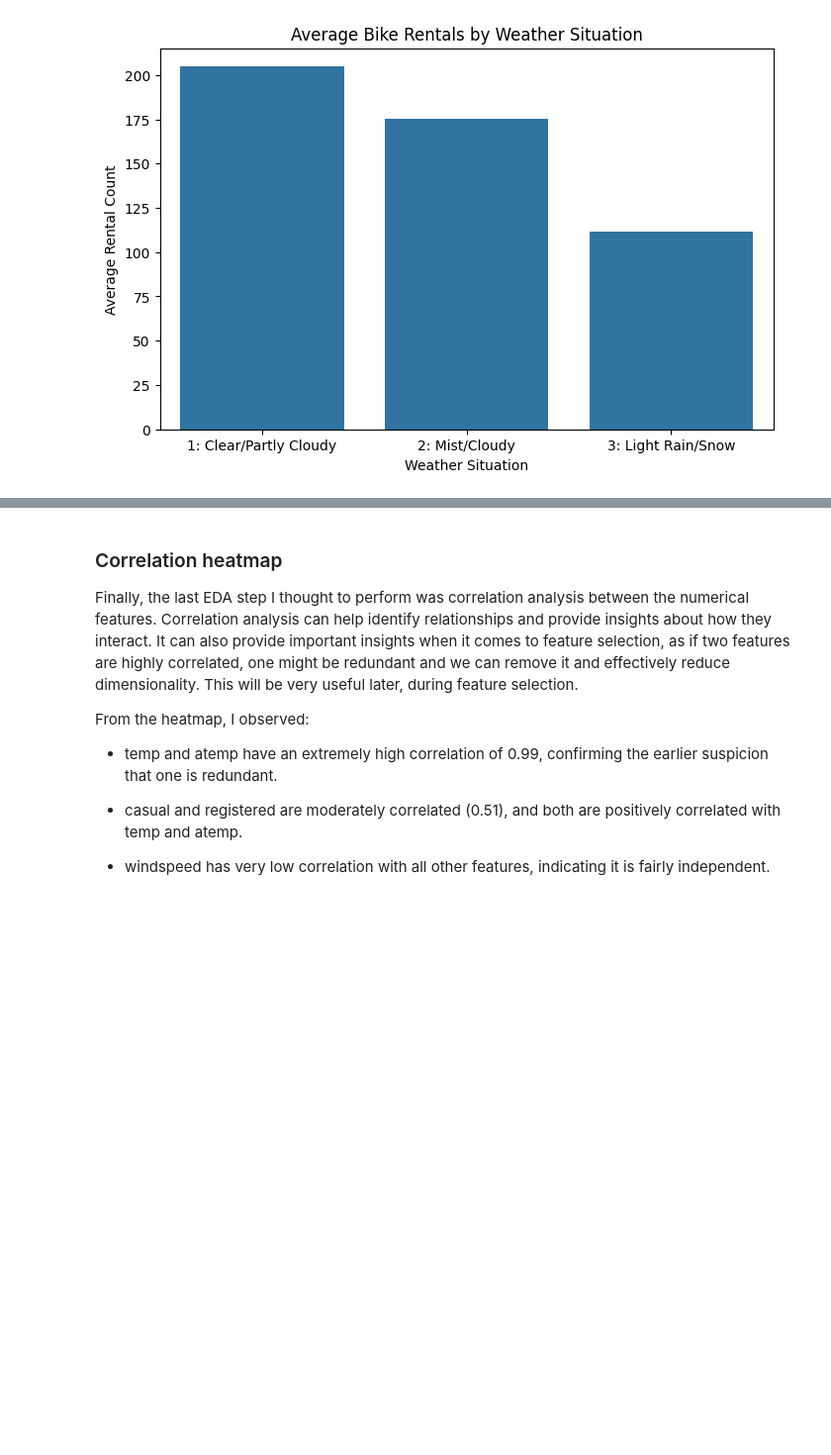
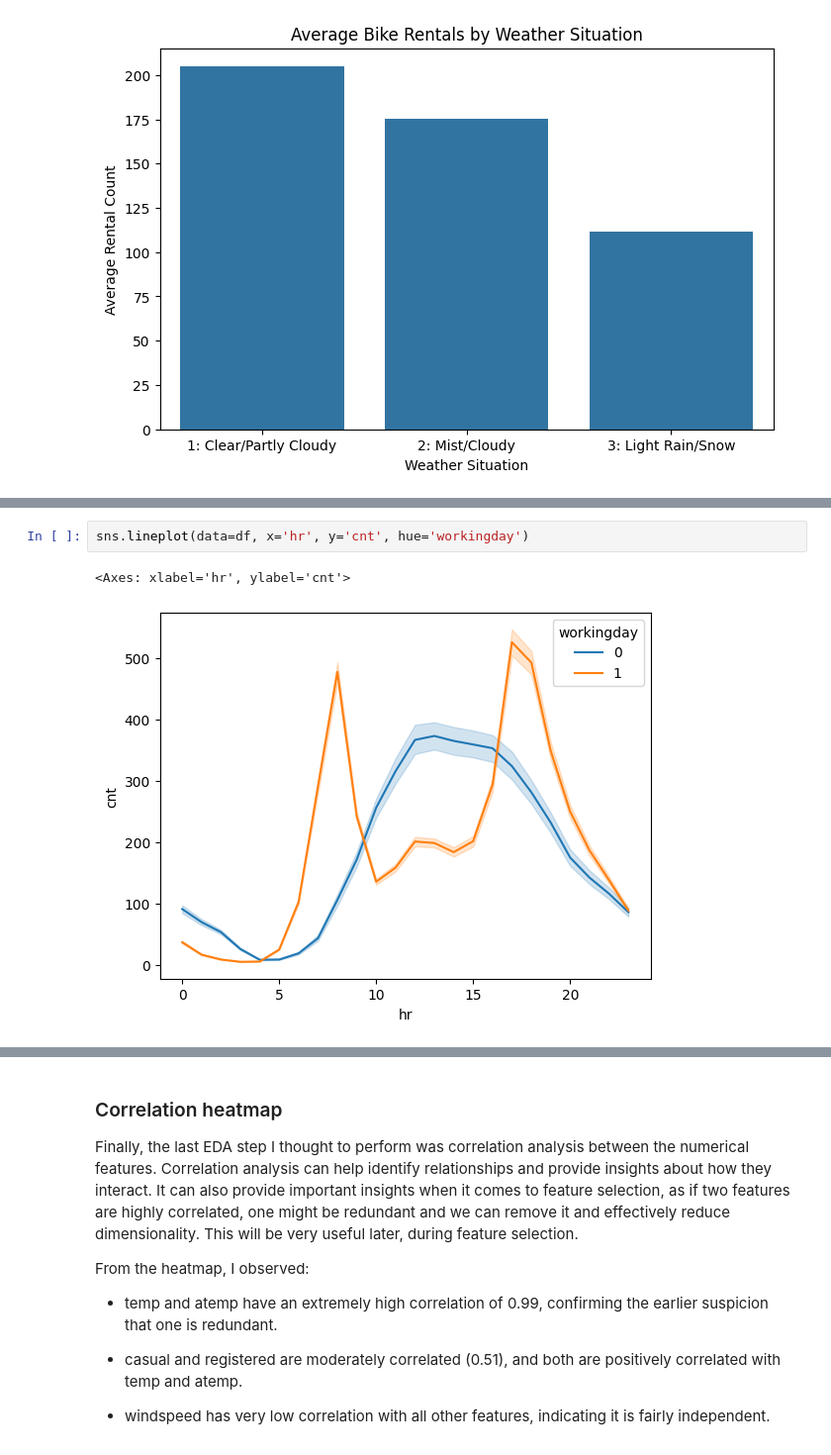
Before and after one commit to hibbakamas/ML-fundamentals-2025, a Jupyter notebook: assignment_2_Hibba_Kamas.ipynb, the cells around one changed output, grey strips where cells are left out. Shown at 99% size. Drawn from its saved outputs; the diff is of its cells as text; blank space fills up the shorter version.

```diff
--- a/assignment_2_Hibba_Kamas.ipynb
+++ b/assignment_2_Hibba_Kamas.ipynb
@@ -496,0 +550,5 @@ plt.show()
+# %%
+sns.lineplot(data=df, x='hr', y='cnt', hue='workingday')
+# %% [output]
+<Axes: xlabel='hr', ylabel='cnt'>
+[figure, added]
```
Also changed, not shown: parts of 48 cells of this notebook.
